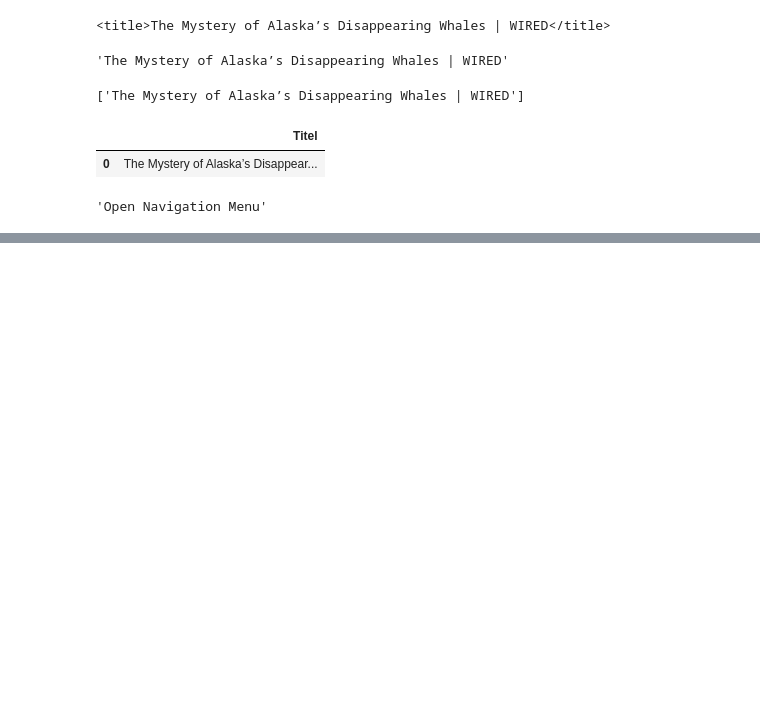
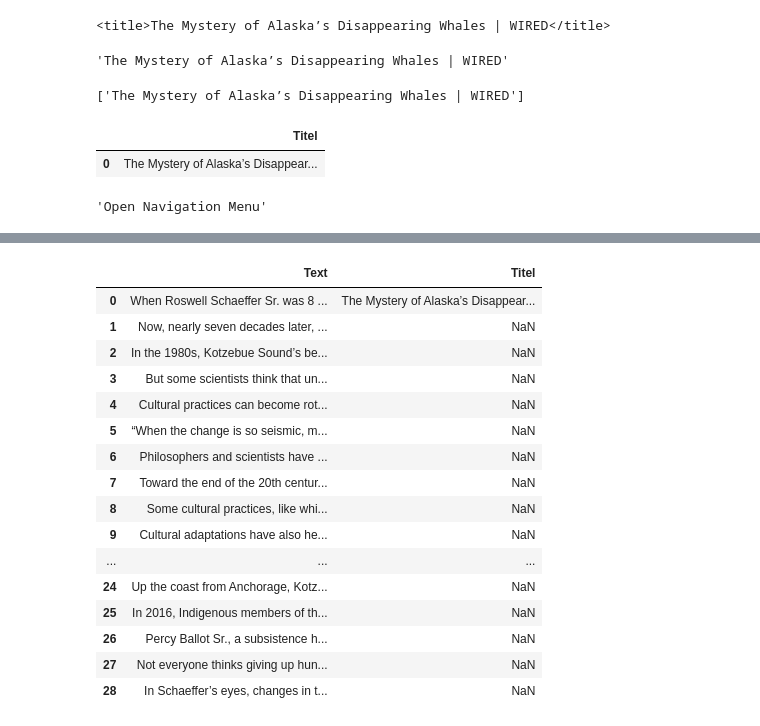
Before and after one commit to jakobdesantis/homework-1, a Jupyter notebook: notebooks/01-scraping.ipynb, the cells around one changed output, grey strips where cells are left out. Drawn from its saved outputs; the diff is of its cells as text; code cells hidden in the pictures; blank space fills up the shorter version.

```diff
--- a/notebooks/01-scraping.ipynb
+++ b/notebooks/01-scraping.ipynb
@@ -160,3 +181,23 @@ df_text
 #df_text = df_text.apply (lambda x: [i for i in x if i not in my_stopwords])
 
 #df_text
+# %%
+df_text.join(df_title)
+# %% [output]
+|  | Text | Titel |
+| 0 | When Roswell Schaeffer Sr. was 8 ... | The Mystery of Alaska’s Disappear... |
+| 1 | Now, nearly seven decades later, ... | NaN |
+| 2 | In the 1980s, Kotzebue Sound’s be... | NaN |
+| 3 | But some scientists think that un... | NaN |
+| 4 | Cultural practices can become rot... | NaN |
+| 5 | “When the change is so seismic, m... | NaN |
+| 6 | Philosophers and scientists have ... | NaN |
+| 7 | Toward the end of the 20th centur... | NaN |
+| 8 | Some cultural practices, like whi... | NaN |
+| 9 | Cultural adaptations have also he... | NaN |
+| ... | ... | ... |
+| 24 | Up the coast from Anchorage, Kotz... | NaN |
+| 25 | In 2016, Indigenous members of th... | NaN |
+| 26 | Percy Ballot Sr., a subsistence h... | NaN |
+| 27 | Not everyone thinks giving up hun... | NaN |
+| 28 | In Schaeffer’s eyes, changes in t... | NaN |
```
Also changed, not shown: parts of 3 cells of this notebook.
